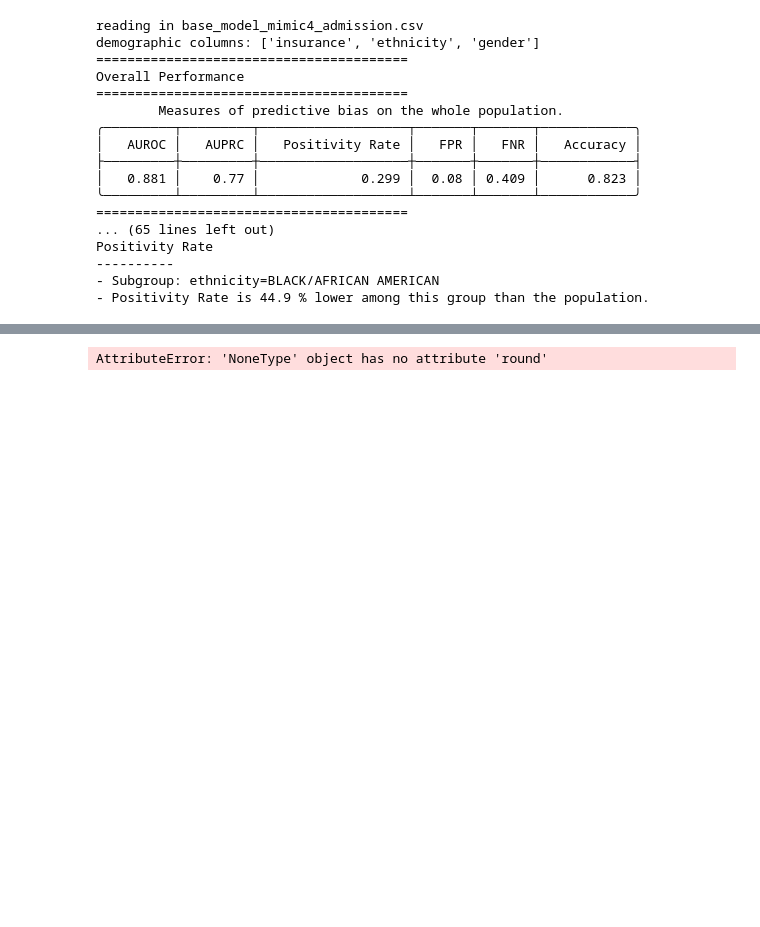
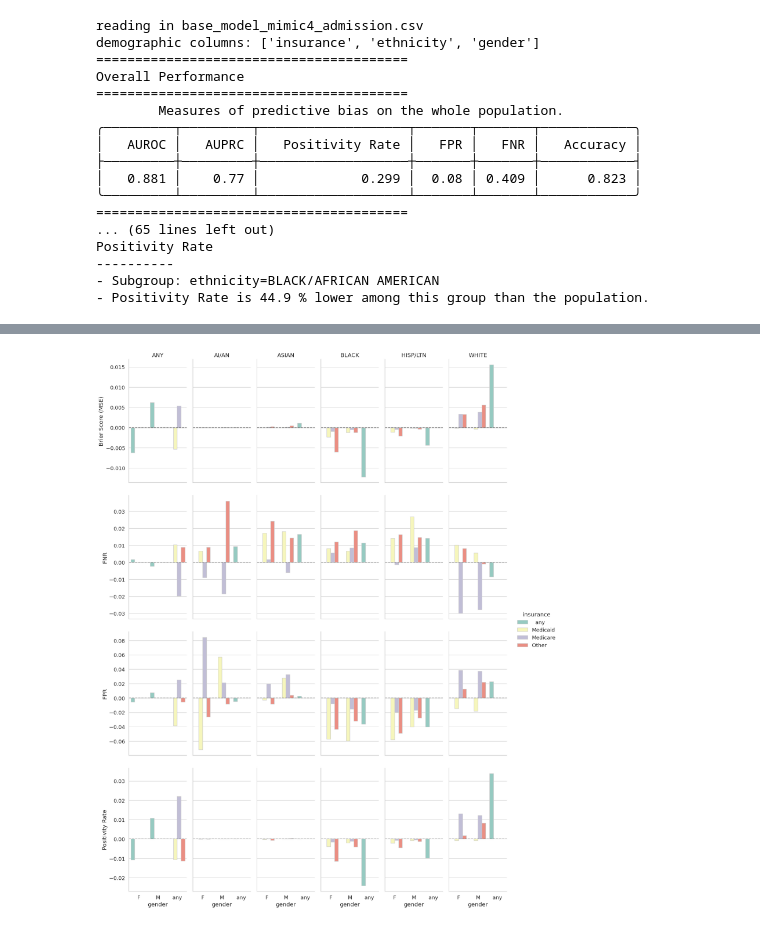
Before and after one commit to cavalab/interfair, a Jupyter notebook: demo_measure_disparity.ipynb, the cells around one changed output, grey strips where cells are left out. Cells and saved outputs as stored; diff of their text form; code cells hidden in the pictures; blank space fills up the shorter version.

```diff
--- a/demo_measure_disparity.ipynb
+++ b/demo_measure_disparity.ipynb
@@ -48,4 +31,44 @@ Positivity Rate
 # %%
-df_fairness.round(3)
+df_fairness = pd.read_csv('df_fairness.csv')
+df_plt = df_fairness.melt(
+    id_vars = ['insurance','ethnicity','gender']
+)
+df_fairness
+import seaborn as sns
+sns.set_theme(style='whitegrid',font_scale=1.2)
+
+g = sns.catplot(
+    kind='bar',
+    edgecolor="0.8",
+    data=df_plt,
+    row='variable',
+    col='ethnicity',
+    x='gender',
+    hue='insurance',
+    y='value',
+    sharey='row',
+    aspect=0.5,
+    palette='Set3'
+)
+
+g.refline(y=0)
+# g.set_titles(template='{col_name}')
+nice_cols = {
+'AMERICAN INDIAN/ALASKA NATIVE':'AI/AN',
+    'BLACK/AFRICAN AMERICAN':'BLACK',
+    'HISPANIC/LATINO':'HISP/LTN',
+    'WHITE':'WHITE',
+    '  any  ':'ANY',
+    'ASIAN':'ASIAN'
+}
+for (row,col),ax in g.axes_dict.items():
+    if 'any' in col:
+        ax.set_ylabel(row)
+    if 'Brier' in row:
+        ax.set_title(nice_cols[col])
+    else:
+        ax.set_title('')
+
+# g.figure.subplots_adjust(wspace=0, hspace=0)
 # %% [output]
-AttributeError: 'NoneType' object has no attribute 'round'
+[figure, added]
```
Also changed, not shown: parts of 2 cells of this notebook, 4 other files.
